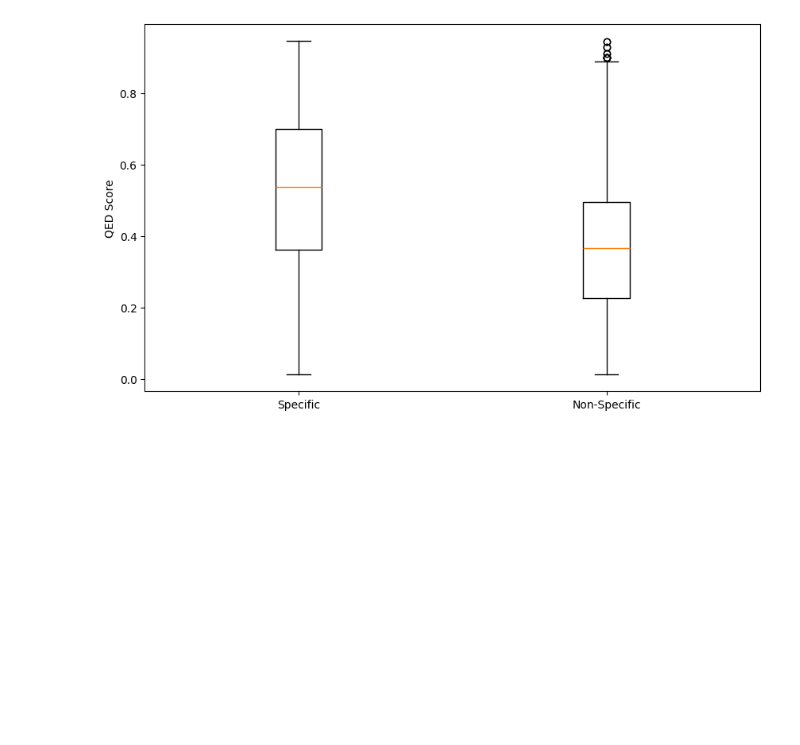
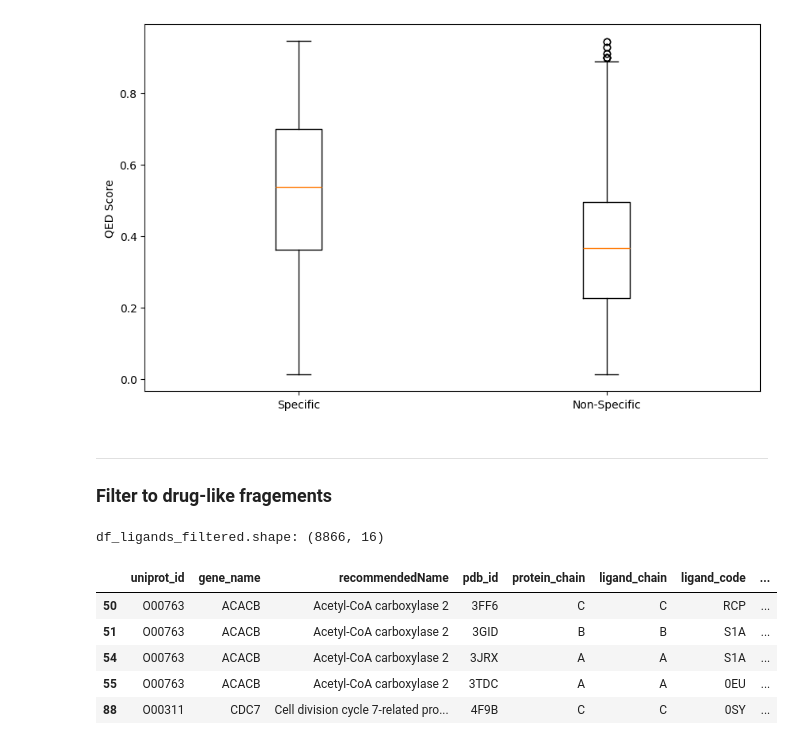
Before and after one commit to meng-yx/ligand_viewer, a Jupyter notebook: notebooks/query_by_uniprot.ipynb, the cells around one changed output. Saved outputs shown, nothing was run; the diff lists cells and outputs as text; code cells hidden in the pictures; blank space fills up the shorter version.

```diff
--- a/notebooks/uniprot_pdb_ligand_mapping.ipynb
+++ b/notebooks/query_by_uniprot.ipynb
@@ -274,3 +281,40 @@ plt.ylabel('QED Score')
 # %% [output]
 Text(0, 0.5, 'QED Score')
 [figure]
+# %% [markdown]
+___
+### Filter to drug-like fragements
+# %%
+df_ligands = pd.read_csv("/scratch/ymeng/FBS_screen/all_ligands.csv")
+
+# Filter to rows with a non empty ligand_code
+df_ligands_filtered = df_ligands[df_ligands["ligand_code"].notna()]
+
+# Filter dynamically based on filtering criteria
+filtering_criteria = {
+    "percent_intracellular": (0.8, 1.0),
+    "mw": (100, 600),
+    "qed": (0.44, 1.0),
+    "num_N_O": (2, 100),
+    "uniprot_id_count": (1, 2)
+}
+
+# Apply dynamic filtering
+for col, (min_val, max_val) in filtering_criteria.items():
+    # Drop rows where the filtering column is missing
+    df_ligands_filtered = df_ligands_filtered[df_ligands_filtered[col].notna()]
+    if min_val is not None:
+        df_ligands_filtered = df_ligands_filtered[df_ligands_filtered[col] >= min_val]
+    if max_val is not None:
+        df_ligands_filtered = df_ligands_filtered[df_ligands_filtered[col] <= max_val]
+
+print(f"df_ligands_filtered.shape: {df_ligands_filtered.shape}")
+df_ligands_filtered.head()
+# %% [output]
+df_ligands_filtered.shape: (8866, 16)
+|  | uniprot_id | gene_name | recommendedName | pdb_id | protein_chain | ligand_chain | ligand_code | ... |
+| 50 | O00763 | ACACB | Acetyl-CoA carboxylase 2 | 3FF6 | C | C | RCP | ... |
+| 51 | O00763 | ACACB | Acetyl-CoA carboxylase 2 | 3GID | B | B | S1A | ... |
+| 54 | O00763 | ACACB | Acetyl-CoA carboxylase 2 | 3JRX | A | A | S1A | ... |
+| 55 | O00763 | ACACB | Acetyl-CoA carboxylase 2 | 3TDC | A | A | 0EU | ... |
+| 88 | O00311 | CDC7 | Cell division cycle 7-related pro... | 4F9B | C | C | 0SY | ... |
```
Also changed, not shown: parts of 2 cells of this notebook, 3 other files.
